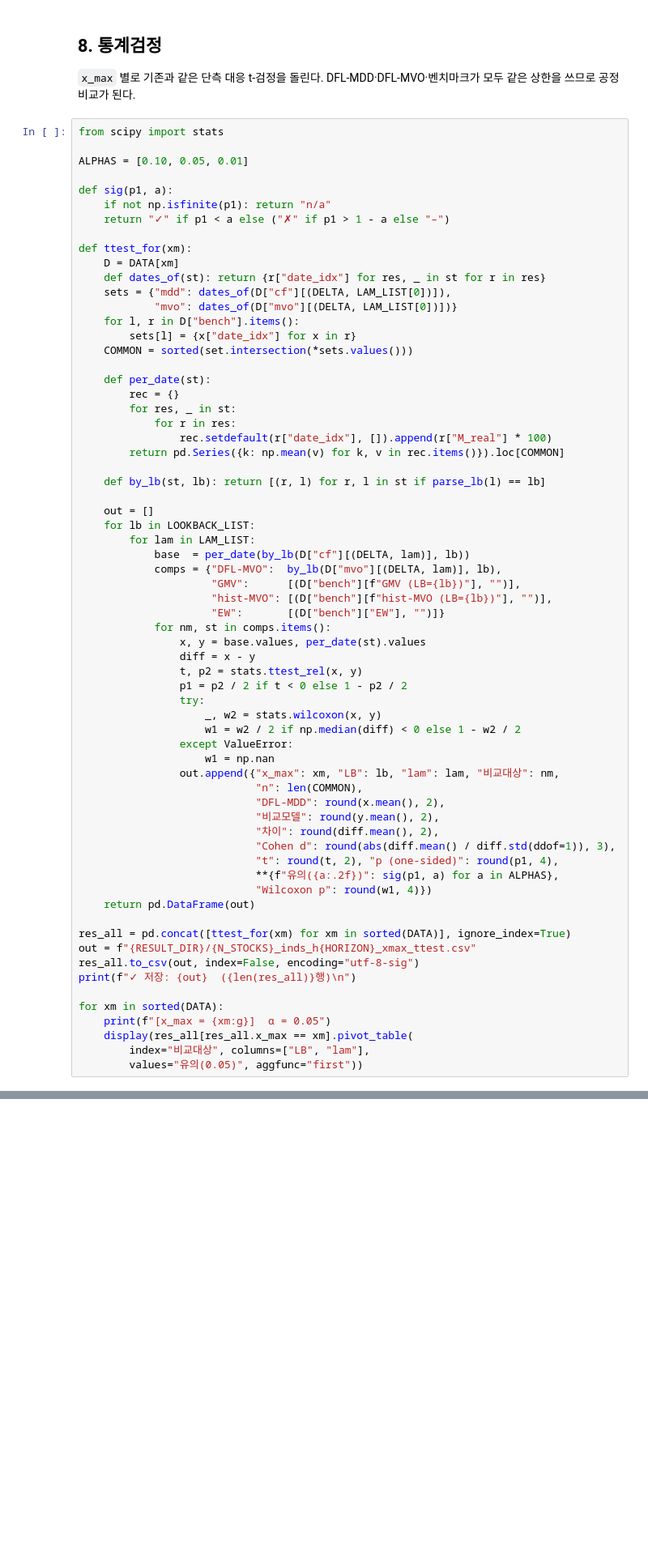
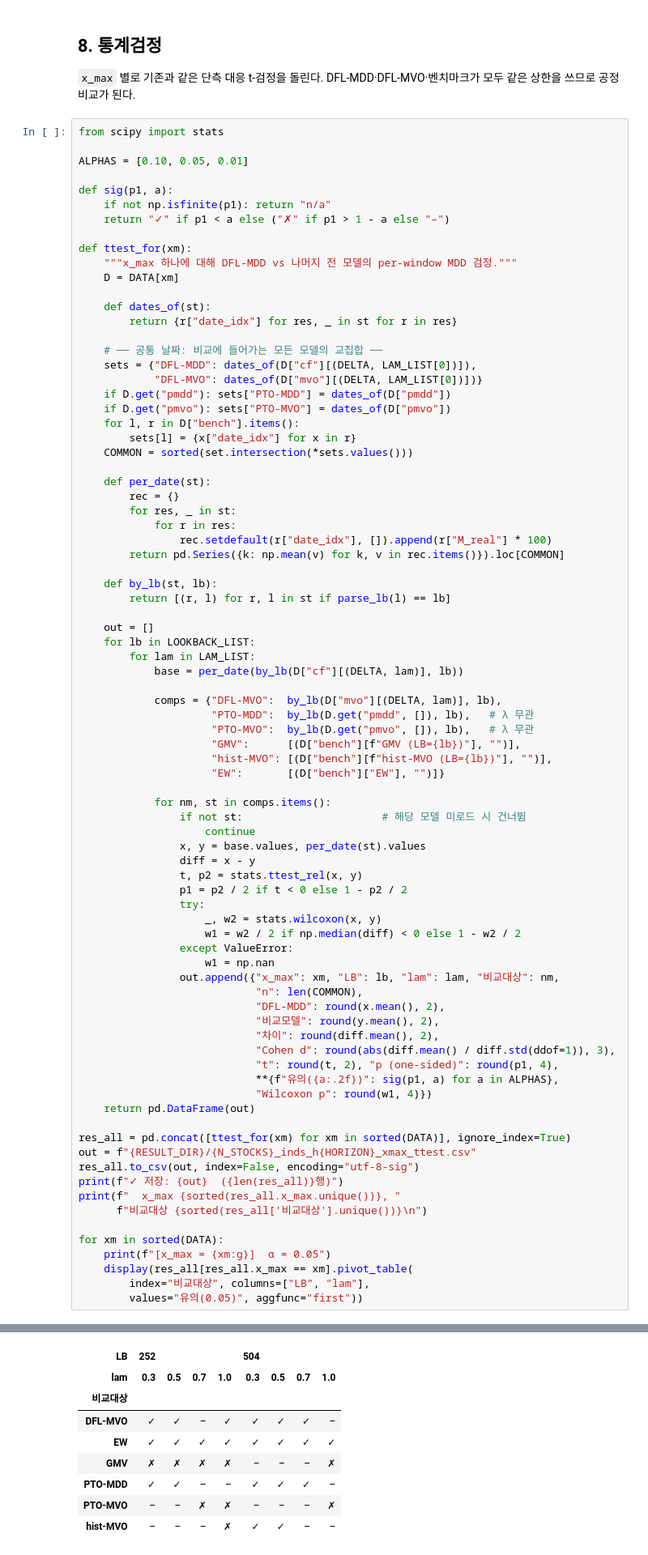
Before and after one commit to taekyounglee1224/cvxpy-portfolio-lab, a Jupyter notebook: DFL-MDD/10_inds_wcap.ipynb, the cells around one changed output, grey strips where cells are left out. Shown at 81% size. Drawn from its saved outputs; the diff is of its cells as text; blank space fills up the shorter version.

```diff
--- a/DFL-MDD/10_inds_wcap.ipynb
+++ b/DFL-MDD/10_inds_wcap.ipynb
@@ -377,10 +883,17 @@ def sig(p1, a):
     return "✓" if p1 < a else ("✗" if p1 > 1 - a else "–")
 
 def ttest_for(xm):
+    """x_max 하나에 대해 DFL-MDD vs 나머지 전 모델의 per-window MDD 검정."""
     D = DATA[xm]
-    def dates_of(st): return {r["date_idx"] for res, _ in st for r in res}
-    sets = {"mdd": dates_of(D["cf"][(DELTA, LAM_LIST[0])]),
-            "mvo": dates_of(D["mvo"][(DELTA, LAM_LIST[0])])}
+
+    def dates_of(st):
+        return {r["date_idx"] for res, _ in st for r in res}
+
+    # ── 공통 날짜: 비교에 들어가는 모든 모델의 교집합 ──
+    sets = {"DFL-MDD": dates_of(D["cf"][(DELTA, LAM_LIST[0])]),
+            "DFL-MVO": dates_of(D["mvo"][(DELTA, LAM_LIST[0])])}
+    if D.get("pmdd"): sets["PTO-MDD"] = dates_of(D["pmdd"])
+    if D.get("pmvo"): sets["PTO-MVO"] = dates_of(D["pmvo"])
     for l, r in D["bench"].items():
         sets[l] = {x["date_idx"] for x in r}
     COMMON = sorted(set.intersection(*sets.values()))
@@ -392,17 +905,24 @@ def ttest_for(xm):
                 rec.setdefault(r["date_idx"], []).append(r["M_real"] * 100)
         return pd.Series({k: np.mean(v) for k, v in rec.items()}).loc[COMMON]
 
-    def by_lb(st, lb): return [(r, l) for r, l in st if parse_lb(l) == lb]
+    def by_lb(st, lb):
+        return [(r, l) for r, l in st if parse_lb(l) == lb]
 
     out = []
     for lb in LOOKBACK_LIST:
         for lam in LAM_LIST:
-            base  = per_date(by_lb(D["cf"][(DELTA, lam)], lb))
+            base = per_date(by_lb(D["cf"][(DELTA, lam)], lb))
+
             comps = {"DFL-MVO":  by_lb(D["mvo"][(DELTA, lam)], lb),
+                     "PTO-MDD":  by_lb(D.get("pmdd", []), lb),   # λ 무관
+                     "PTO-MVO":  by_lb(D.get("pmvo", []), lb),   # λ 무관
                      "GMV":      [(D["bench"][f"GMV (LB={lb})"], "")],
                      "hist-MVO": [(D["bench"][f"hist-MVO (LB={lb})"], "")],
                      "EW":       [(D["bench"]["EW"], "")]}
+
             for nm, st in comps.items():
+                if not st:                      # 해당 모델 미로드 시 건너뜀
+                    continue
                 x, y = base.values, per_date(st).values
                 diff = x - y
                 t, p2 = stats.ttest_rel(x, y)
@@ -426,10 +946,13 @@ def ttest_for(xm):
 res_all = pd.concat([ttest_for(xm) for xm in sorted(DATA)], ignore_index=True)
 out = f"{RESULT_DIR}/{N_STOCKS}_inds_h{HORIZON}_xmax_ttest.csv"
 res_all.to_csv(out, index=False, encoding="utf-8-sig")
-print(f"✓ 저장: {out}  ({len(res_all)}행)\n")
+print(f"✓ 저장: {out}  ({len(res_all)}행)")
+print(f"  x_max {sorted(res_all.x_max.unique())}, "
+      f"비교대상 {sorted(res_all['비교대상'].unique())}\n")
 
 for xm in sorted(DATA):
     print(f"[x_max = {xm:g}]  α = 0.05")
     display(res_all[res_all.x_max == xm].pivot_table(
         index="비교대상", columns=["LB", "lam"],
         values="유의(0.05)", aggfunc="first"))
+# %% [output]
@@ -435,0 +963,9 @@ for xm in sorted(DATA):
+| LB | 252 |  |  |  | 504 |  |  |  |
+| lam | 0.3 | 0.5 | 0.7 | 1.0 | 0.3 | 0.5 | 0.7 | 1.0 |
+| 비교대상 |  |  |  |  |  |  |  |  |
+| DFL-MVO | ✓ | ✓ | – | ✓ | ✓ | ✓ | ✓ | – |
+| EW | ✓ | ✓ | ✓ | ✓ | ✓ | ✓ | ✓ | ✓ |
+| GMV | ✗ | ✗ | ✗ | ✗ | – | – | – | ✗ |
+| PTO-MDD | ✓ | ✓ | – | – | ✓ | ✓ | ✓ | – |
+| PTO-MVO | – | – | ✗ | ✗ | – | – | – | ✗ |
+| hist-MVO | – | – | – | ✗ | ✓ | ✓ | – | – |
```
Also changed, not shown: parts of 13 cells of this notebook.
